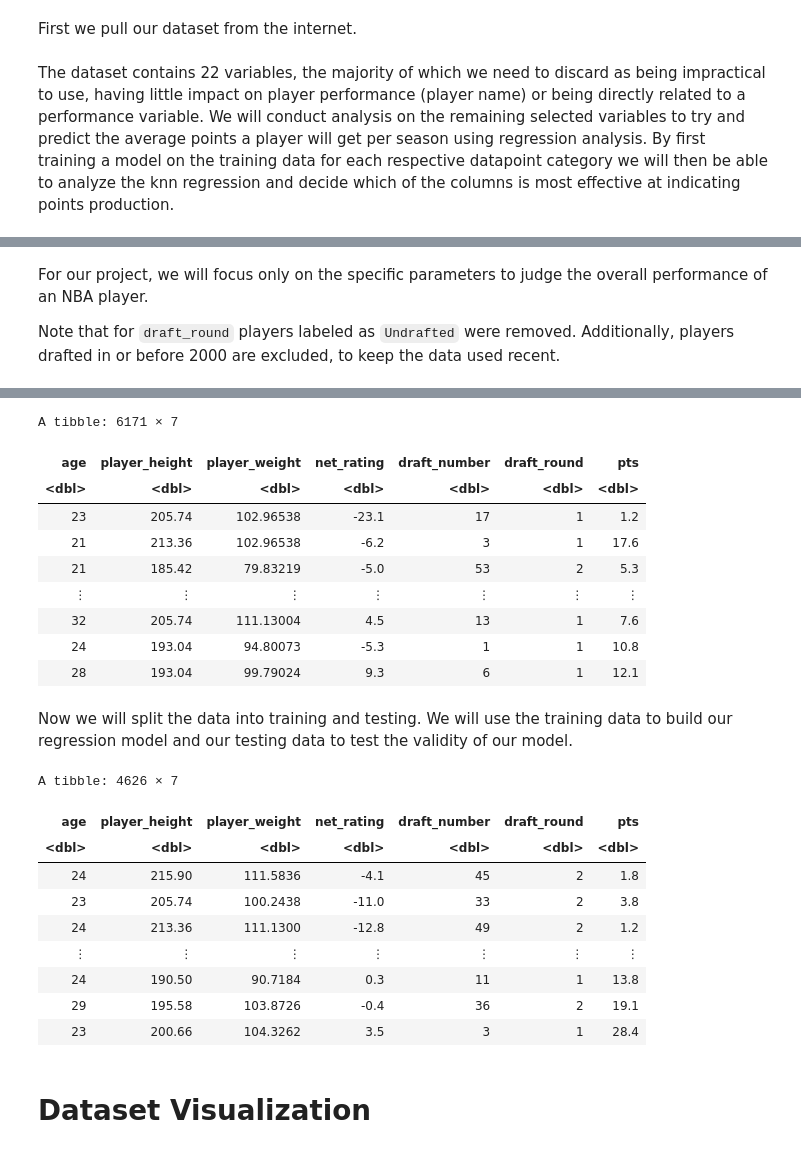
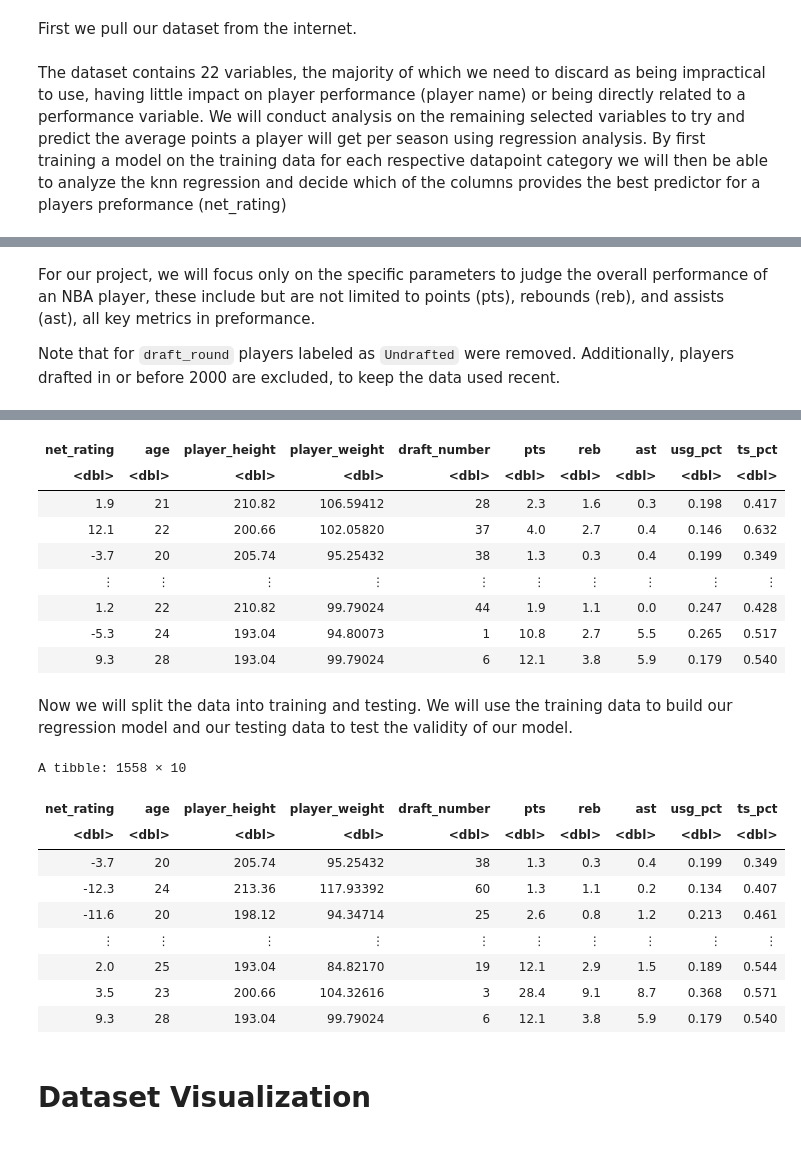
Before and after one commit to mdean808/dsci-100-group-project, a Jupyter notebook: project.ipynb, the cells around one changed output, grey strips where cells are left out. Saved outputs shown, nothing was run; the diff lists cells and outputs as text; code cells hidden in the pictures.

```diff
--- a/project.ipynb
+++ b/project.ipynb
@@ -42,7 +40,7 @@ Warning message in system("timedatectl", intern = TRUE):
 # %% [markdown]
 First we pull our dataset from the internet.
 # %% [markdown]
-The dataset contains 22 variables, the majority of which we need to discard as being impractical to use, having little impact on player performance (player name) or being directly related to a performance variable. We will conduct analysis on the remaining selected variables to try and predict the average points a player will get per season using regression analysis. By first training a model on the training data for each respective datapoint category we will then be able to analyze the knn regression and decide which of the columns is most effective at indicating points production.
+The dataset contains 22 variables, the majority of which we need to discard as being impractical to use, having little impact on player performance (player name) or being directly related to a performance variable. We will conduct analysis on the remaining selected variables to try and predict the average points a player will get per season using regression analysis. By first training a model on the training data for each respective datapoint category we will then be able to analyze the knn regression and decide which of the columns provides the best predictor for a players preformance (net_rating)
 # %%
 url <-"https://raw.githubusercontent.com/mdean808/dsci-100-group-project/b11c50b091b2c4a554a2b7ff8f9e568e081b0f3c/all_seasons.csv"
 
@@ -75,17 +73,15 @@ A tibble: 6 × 22
 | 4 | Ed Pinckney | MIA | 34 | 205.74 | 108.86208 | Villanova | USA | 1985 | ... |
 | 5 | Eddie Johnson | HOU | 38 | 200.66 | 97.52228 | Illinois | USA | 1981 | ... |
 # %% [markdown]
-For our project, we will focus only on the specific parameters to judge the overall performance of an NBA player.
+For our project, we will focus only on the specific parameters to judge the overall performance of an NBA player, these include but are not limited to points (pts), rebounds (reb), and assists (ast), all key metrics in preformance.
 
 Note that for `draft_round` players labeled as `Undrafted` were removed. Additionally, players drafted in or before 2000 are excluded, to keep the data used recent.
 # %%
 nba_players <- player_data |>
-    filter(draft_year > 2000) |>
-    select(age, player_height, player_weight, net_rating, draft_number, draft_round, pts) |>
-    # remove undrafted players and convert draft_number to dbl
-    filter(draft_round != "Undrafted") |>
-    mutate(draft_round = as.numeric(draft_round)) |>
+    filter(draft_year > 2011) |>
+    select(net_rating, age, player_height, player_weight, draft_number, pts, reb, ast, usg_pct, ts_pct) |>
+    # remove undrafted players with no draft number "Undrafted"
+    filter(draft_number != "Undrafted") |>
     mutate(draft_number = as.numeric(draft_number))
-
 nba_players
 # %% [output]
@@ -97,13 +89,12 @@ Caused by warning:
-A tibble: 6171 × 7
-| age | player_height | player_weight | net_rating | draft_number | draft_round | pts |
-| <dbl> | <dbl> | <dbl> | <dbl> | <dbl> | <dbl> | <dbl> |
-| 23 | 205.74 | 102.96538 | -23.1 | 17 | 1 | 1.2 |
-| 21 | 213.36 | 102.96538 | -6.2 | 3 | 1 | 17.6 |
-| 21 | 185.42 | 79.83219 | -5.0 | 53 | 2 | 5.3 |
-| ⋮ | ⋮ | ⋮ | ⋮ | ⋮ | ⋮ | ⋮ |
-| 32 | 205.74 | 111.13004 | 4.5 | 13 | 1 | 7.6 |
-| 24 | 193.04 | 94.80073 | -5.3 | 1 | 1 | 10.8 |
-| 28 | 193.04 | 99.79024 | 9.3 | 6 | 1 | 12.1 |
+| net_rating | age | player_height | player_weight | draft_number | pts | reb | ast | usg_pct | ts_pct |
+| <dbl> | <dbl> | <dbl> | <dbl> | <dbl> | <dbl> | <dbl> | <dbl> | <dbl> | <dbl> |
+| 1.9 | 21 | 210.82 | 106.59412 | 28 | 2.3 | 1.6 | 0.3 | 0.198 | 0.417 |
+| 12.1 | 22 | 200.66 | 102.05820 | 37 | 4.0 | 2.7 | 0.4 | 0.146 | 0.632 |
+| -3.7 | 20 | 205.74 | 95.25432 | 38 | 1.3 | 0.3 | 0.4 | 0.199 | 0.349 |
+| ⋮ | ⋮ | ⋮ | ⋮ | ⋮ | ⋮ | ⋮ | ⋮ | ⋮ | ⋮ |
+| 1.2 | 22 | 210.82 | 99.79024 | 44 | 1.9 | 1.1 | 0.0 | 0.247 | 0.428 |
+| -5.3 | 24 | 193.04 | 94.80073 | 1 | 10.8 | 2.7 | 5.5 | 0.265 | 0.517 |
+| 9.3 | 28 | 193.04 | 99.79024 | 6 | 12.1 | 3.8 | 5.9 | 0.179 | 0.540 |
 # %% [markdown]
 Now we will split the data into training and testing. We will use the training data to build our regression model and our testing data to test the validity of our model.
 # %%
@@ -114,16 +105,16 @@ nba_testing <- testing(nba_players_split)
 
 nba_training
 # %% [output]
-A tibble: 4626 × 7
+A tibble: 1558 × 10
-| age | player_height | player_weight | net_rating | draft_number | draft_round | pts |
-| <dbl> | <dbl> | <dbl> | <dbl> | <dbl> | <dbl> | <dbl> |
-| 24 | 215.90 | 111.5836 | -4.1 | 45 | 2 | 1.8 |
-| 23 | 205.74 | 100.2438 | -11.0 | 33 | 2 | 3.8 |
-| 24 | 213.36 | 111.1300 | -12.8 | 49 | 2 | 1.2 |
-| ⋮ | ⋮ | ⋮ | ⋮ | ⋮ | ⋮ | ⋮ |
-| 24 | 190.50 | 90.7184 | 0.3 | 11 | 1 | 13.8 |
-| 29 | 195.58 | 103.8726 | -0.4 | 36 | 2 | 19.1 |
-| 23 | 200.66 | 104.3262 | 3.5 | 3 | 1 | 28.4 |
+| net_rating | age | player_height | player_weight | draft_number | pts | reb | ast | usg_pct | ts_pct |
+| <dbl> | <dbl> | <dbl> | <dbl> | <dbl> | <dbl> | <dbl> | <dbl> | <dbl> | <dbl> |
+| -3.7 | 20 | 205.74 | 95.25432 | 38 | 1.3 | 0.3 | 0.4 | 0.199 | 0.349 |
+| -12.3 | 24 | 213.36 | 117.93392 | 60 | 1.3 | 1.1 | 0.2 | 0.134 | 0.407 |
+| -11.6 | 20 | 198.12 | 94.34714 | 25 | 2.6 | 0.8 | 1.2 | 0.213 | 0.461 |
+| ⋮ | ⋮ | ⋮ | ⋮ | ⋮ | ⋮ | ⋮ | ⋮ | ⋮ | ⋮ |
+| 2.0 | 25 | 193.04 | 84.82170 | 19 | 12.1 | 2.9 | 1.5 | 0.189 | 0.544 |
+| 3.5 | 23 | 200.66 | 104.32616 | 3 | 28.4 | 9.1 | 8.7 | 0.368 | 0.571 |
+| 9.3 | 28 | 193.04 | 99.79024 | 6 | 12.1 | 3.8 | 5.9 | 0.179 | 0.540 |
 # %% [markdown]
 # Dataset Visualization
 # %% [markdown]
```
Also changed, not shown: parts of 4 cells of this notebook, 1 other file.
